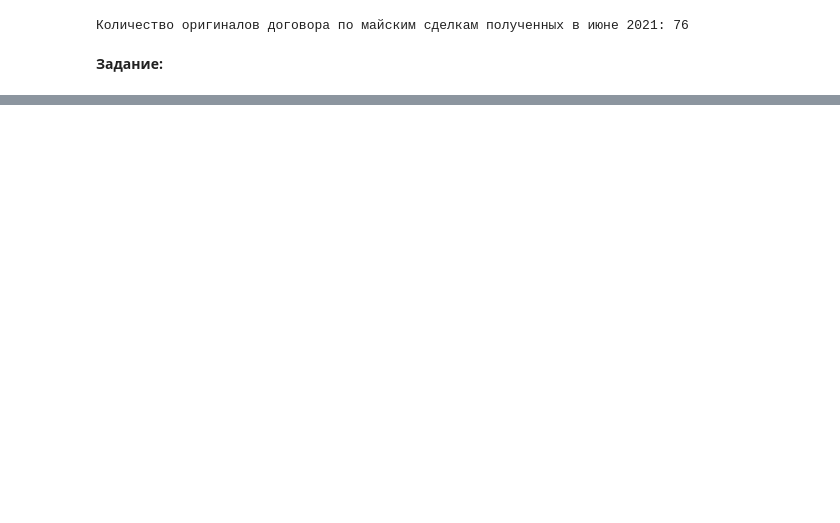
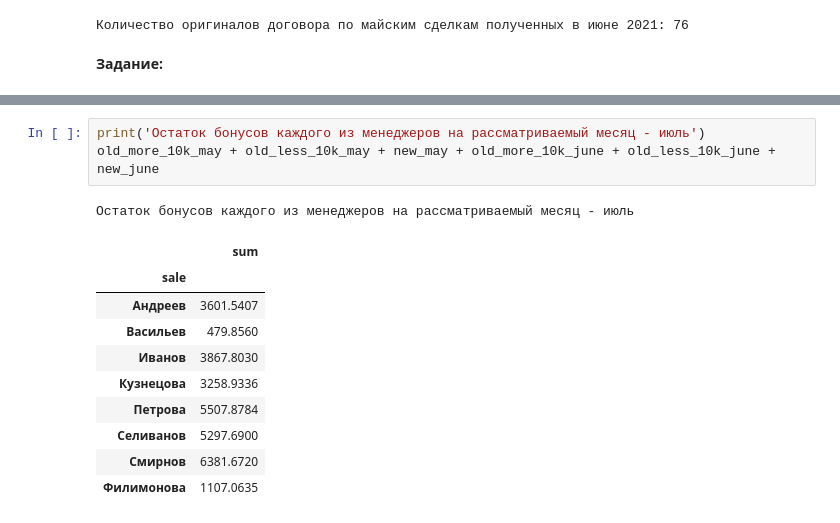
Before and after one commit to riri-pythonissam/test_task_Topface_Media, a Jupyter notebook: test_task.ipynb, the cells around one changed output, grey strips where cells are left out. Drawn from its saved outputs; the diff is of its cells as text; blank space fills up the shorter version.

```diff
--- a/test_task.ipynb
+++ b/test_task.ipynb
@@ -115,0 +181,15 @@ print(f'Количество оригиналов договора по майс
+# %%
+print('Остаток бонусов каждого из менеджеров на рассматриваемый месяц - июль')
+old_more_10k_may + old_less_10k_may + new_may + old_more_10k_june + old_less_10k_june + new_june
+# %% [output]
+Остаток бонусов каждого из менеджеров на рассматриваемый месяц - июль
+|  | sum |
+| sale |  |
+| Андреев | 3601.5407 |
+| Васильев | 479.8560 |
+| Иванов | 3867.8030 |
+| Кузнецова | 3258.9336 |
+| Петрова | 5507.8784 |
+| Селиванов | 5297.6900 |
+| Смирнов | 6381.6720 |
+| Филимонова | 1107.0635 |
```
Also changed, not shown: parts of 4 cells of this notebook.
